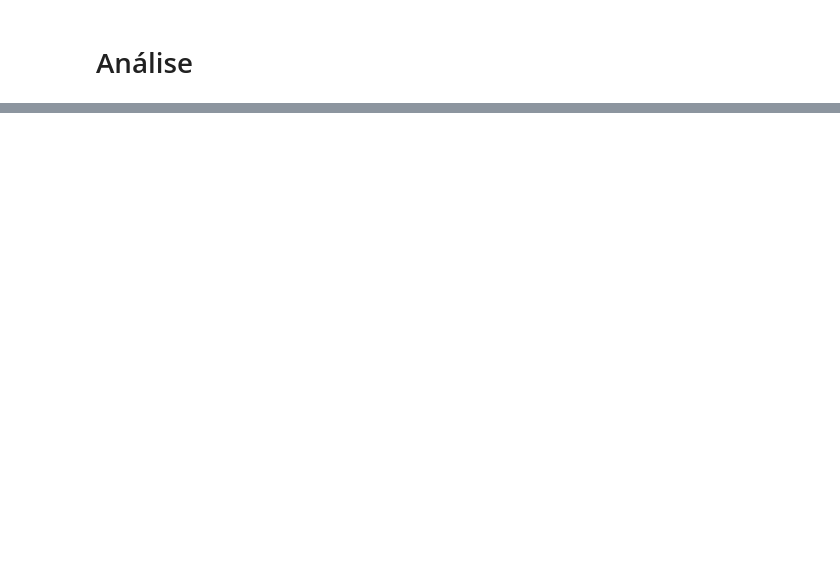
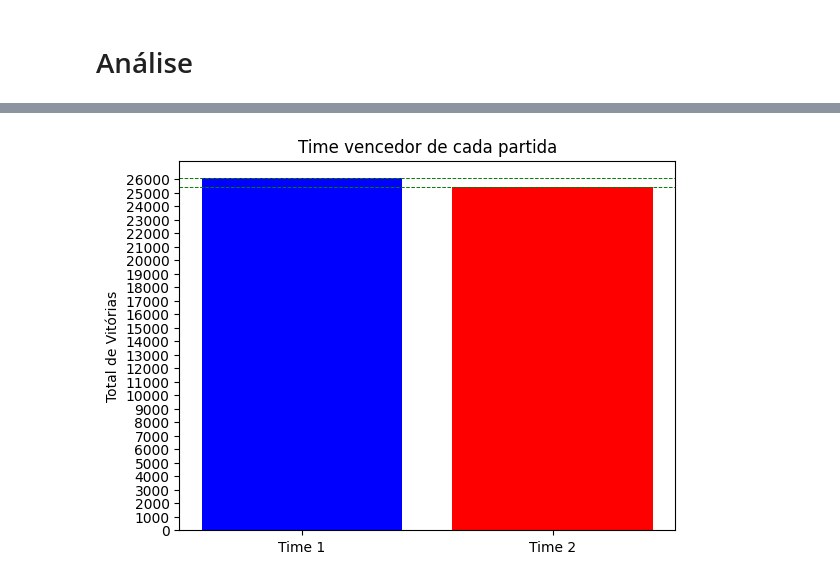
Before and after one commit to LuizGusQueiroz/Data_Science_AdaTech, a Jupyter notebook: Tecnicas_Programacao/Trabalho_Final/Analise_LOL.ipynb, the cells around one changed output, grey strips where cells are left out. Cells and saved outputs as stored; diff of their text form; code cells hidden in the pictures; blank space fills up the shorter version.

Commit message:
Criados alguns gráficos comparando vitórias

```diff
--- a/Tecnicas_Programacao/Trabalho_Final/Analise_LOL.ipynb
+++ b/Tecnicas_Programacao/Trabalho_Final/Analise_LOL.ipynb
@@ -195,0 +229,22 @@ Warning: total number of rows (51490) exceeds max_rows (20000). Limiting to firs
+# %%
+labels = ['Time 1', 'Time 2']
+colors = ['blue', 'red']
+
+resultados = games['winner'].value_counts()
+contagem = [resultados[1], resultados[2]]
+
+fig, ax = plt.subplots()
+
+ax.bar(labels, contagem, color=colors)
+
+ax.set_yticks(range(0, max(contagem), 1000))
+
+for topo in contagem:
+    ax.axhline(topo, color='green', linestyle='--', linewidth=0.7)
+
+ax.set_title('Time vencedor de cada partida')
+ax.set_ylabel('Total de Vitórias')
+
+plt.show()
+# %% [output]
+[figure, added]
```
Also changed, not shown: parts of 14 cells of this notebook.
